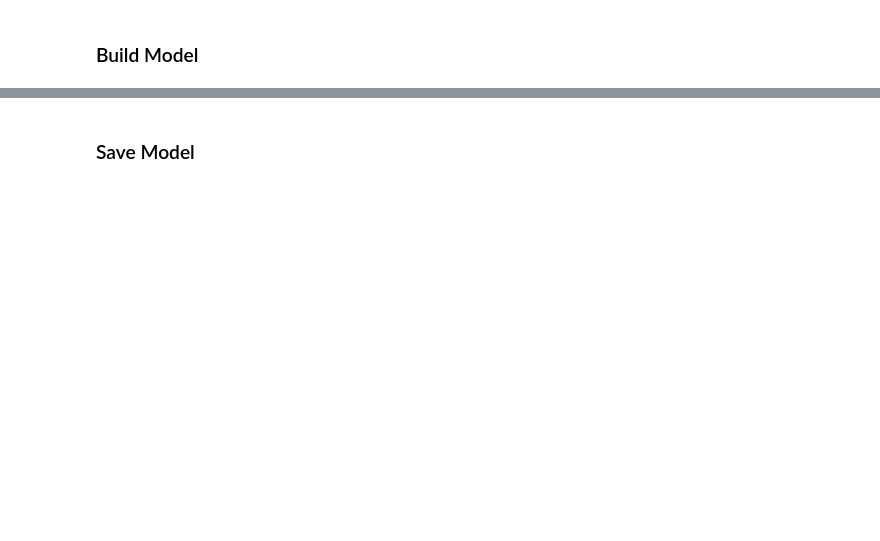
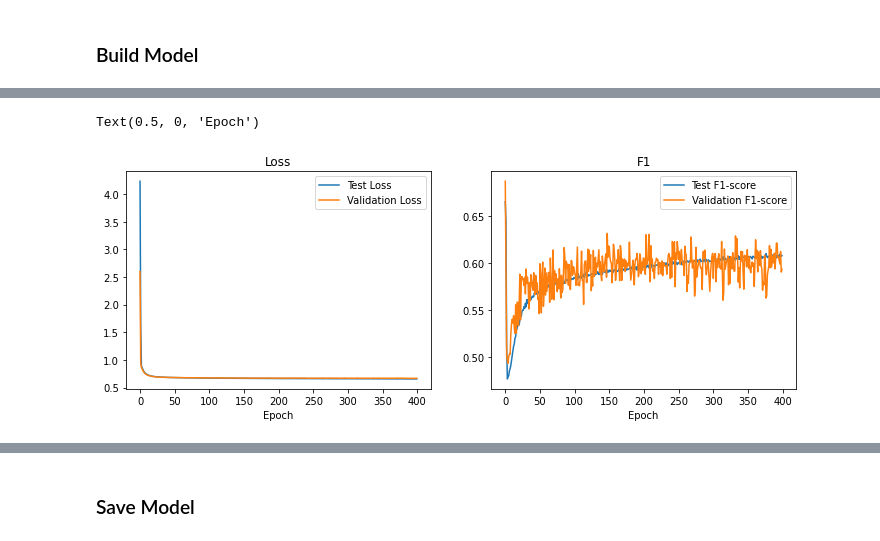
Before and after one commit to analiseb/UB-Masters-Thesis, a Jupyter notebook: 02-basic_model.ipynb, the cells around one changed output, grey strips where cells are left out. Cells and saved outputs as stored; diff of their text form; code cells hidden in the pictures; blank space fills up the shorter version.

```diff
--- a/02-basic_model.ipynb
+++ b/02-basic_model.ipynb
@@ -55,7 +55,7 @@ from keras.layers import Activation, LeakyReLU
 from IPython.core.display import display, HTML
 display(HTML("<style>.container { width:80% !important; }</style>"))
 # %%
-df = pd.read_csv('cleaned-outcomes-no-hypertension.csv')
+df = pd.read_csv('data/cleaned-outcomes-no-hypertension.csv')
 pd.set_option('display.max_columns', None)
 df.drop('Unnamed: 0', axis=1, inplace=True)
 df.head()
@@ -288,0 +372,17 @@ Text(0.5, 0, 'Epoch')
+# %%
+fig, axes = plt.subplots(1, 2, figsize=(12, 4))
+
+axes[0].set_title("Loss")
+axes[0].plot(history.history["loss"])
+axes[0].plot(history.history["val_loss"])
+axes[0].legend(["Test Loss", "Validation Loss"])
+axes[0].set_xlabel ("Epoch")
+
+axes[1].set_title("F1")
+axes[1].plot(history.history["f1_m"])
+axes[1].plot(history.history["val_f1_m"])
+axes[1].legend(["Test F1-score", "Validation F1-score"])
+axes[1].set_xlabel ("Epoch")
+# %% [output]
+Text(0.5, 0, 'Epoch')
+[figure, added]
```
Also changed, not shown: parts of 18 cells of this notebook, 5 other files.
